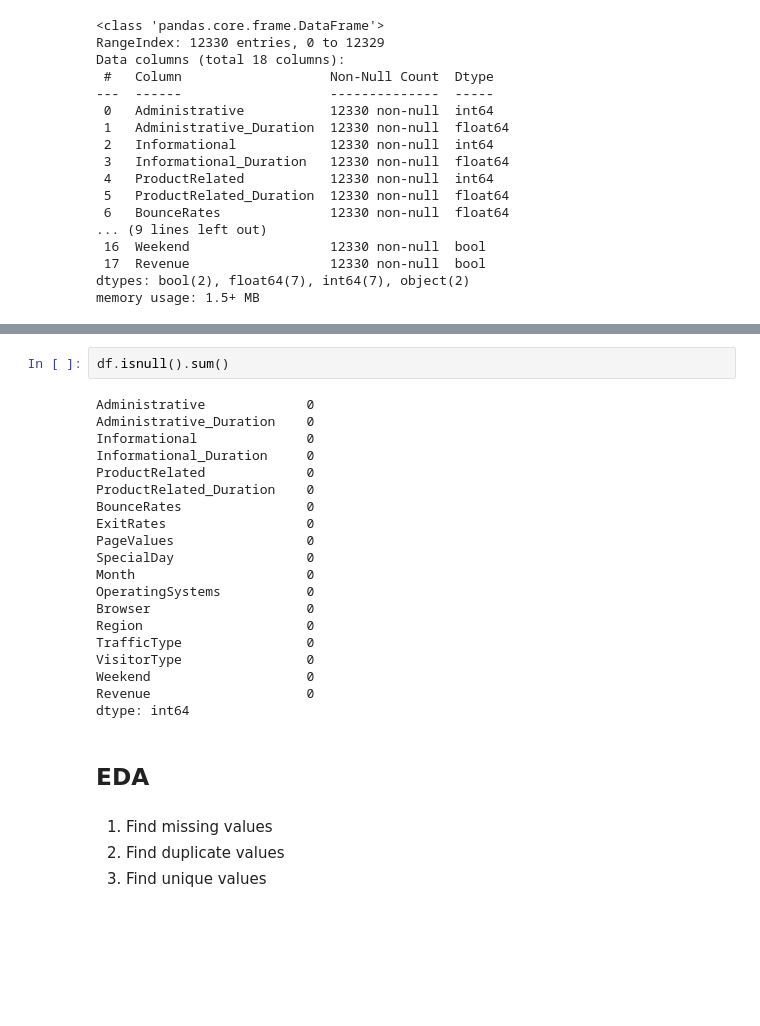
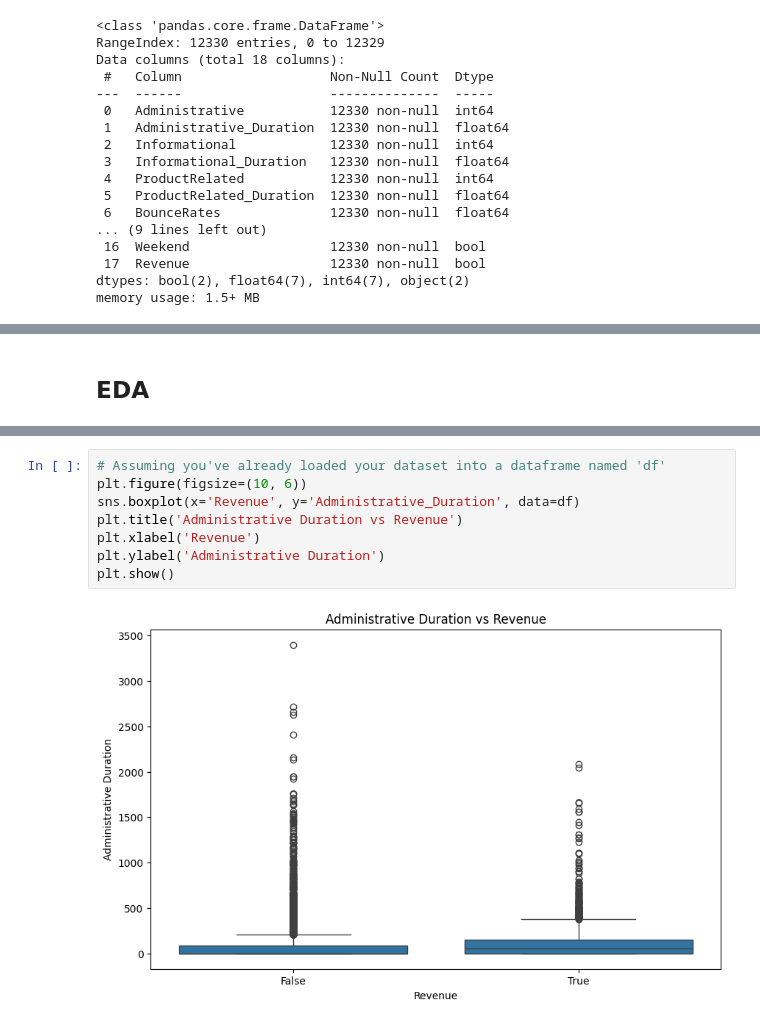
Before and after one commit to SandeepMuhal88/Project_In_Machine_Learning, a Jupyter notebook: Online_Shoping_project/notebook.ipynb, the cells around one changed output, grey strips where cells are left out. Cells and saved outputs as stored; diff of their text form; blank space fills up the shorter version.

```diff
--- a/Online_Shoping_project/notebook.ipynb
+++ b/Online_Shoping_project/notebook.ipynb
@@ -48,3 +74,5 @@ memory usage: 1.5+ MB
+# %% [markdown]
+## EDA
 # %%
 df.describe()
 # %% [output]
@@ -57,32 +85,13 @@ df.describe()
 | 50% | 1.000000 | 7.500000 | 0.000000 | 0.000000 | 18.000000 | ... |
 | 75% | 4.000000 | 93.256250 | 0.000000 | 0.000000 | 38.000000 | ... |
 | max | 27.000000 | 3398.750000 | 24.000000 | 2549.375000 | 705.000000 | ... |
-# %%
-df.isnull().sum()
-# %% [output]
-Administrative             0
-Administrative_Duration    0
-Informational              0
-Informational_Duration     0
-ProductRelated             0
-ProductRelated_Duration    0
-BounceRates                0
-ExitRates                  0
-PageValues                 0
-SpecialDay                 0
-Month                      0
-OperatingSystems           0
-Browser                    0
-Region                     0
-TrafficType                0
-VisitorType                0
-Weekend                    0
-Revenue                    0
-dtype: int64
-# %% [markdown]
-## EDA
-
-##
-  1. Find missing values
-  2. Find duplicate values
-  3. Find unique values
+# %%
+# Assuming you've already loaded your dataset into a dataframe named 'df'
+plt.figure(figsize=(10, 6))
+sns.boxplot(x='Revenue', y='Administrative_Duration', data=df)
+plt.title('Administrative Duration vs Revenue')
+plt.xlabel('Revenue')
+plt.ylabel('Administrative Duration')
+plt.show()
+# %% [output]
+[figure, added]
```
Also changed, not shown: parts of 3 cells of this notebook.
